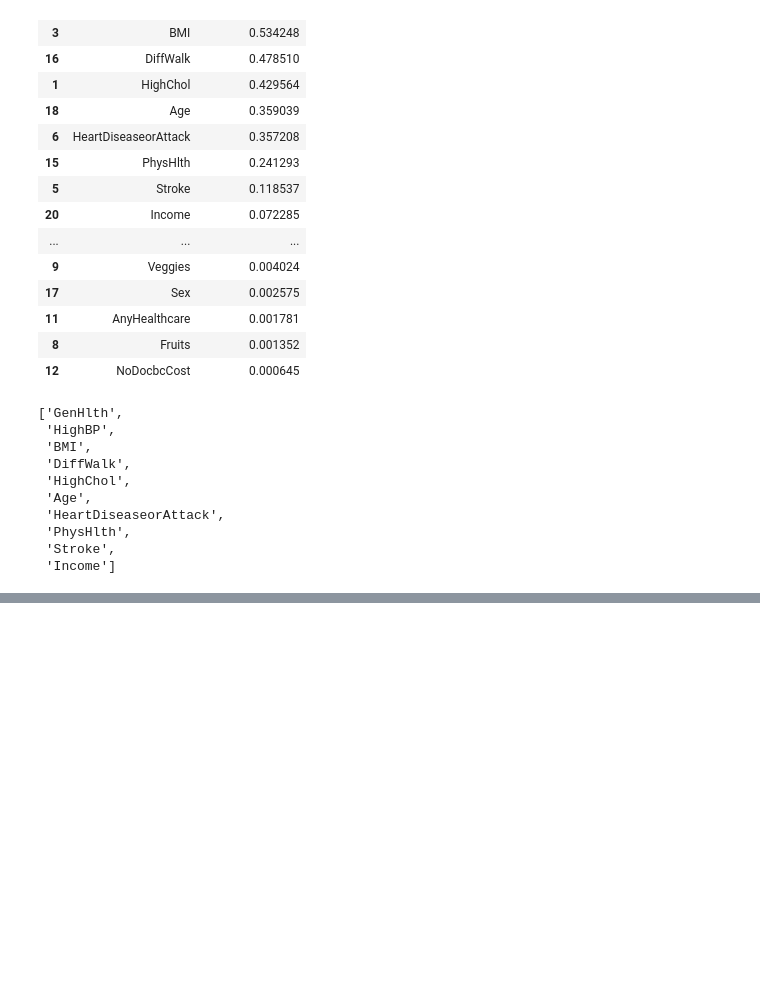
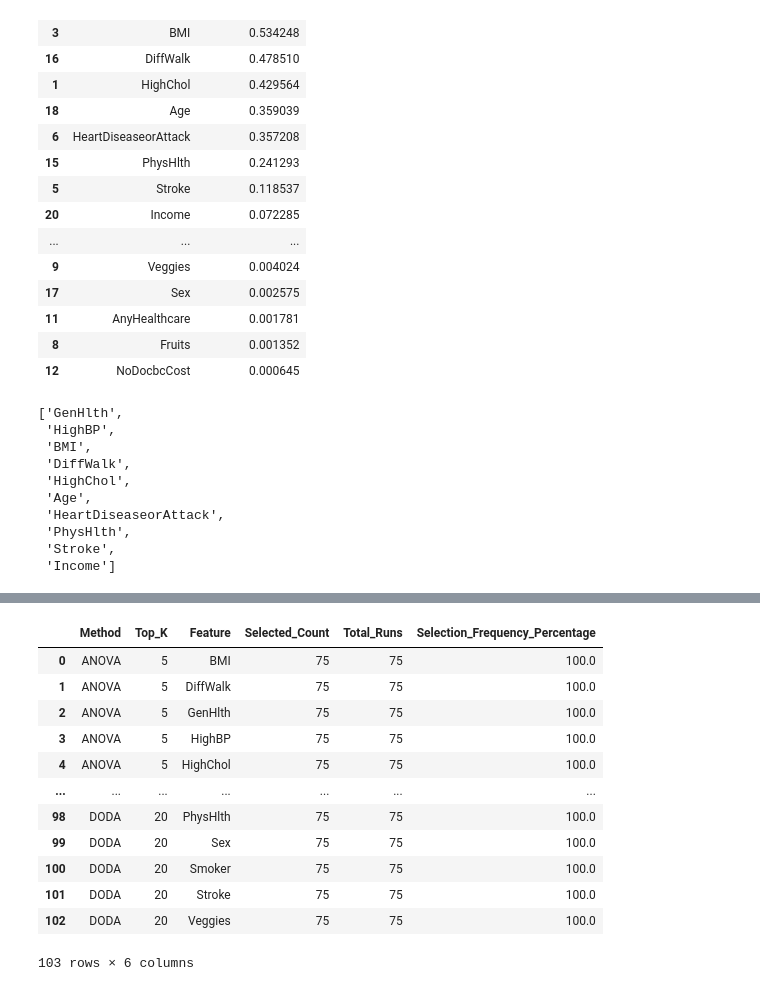
Before and after one commit to anandha-3679/msc_research, a Jupyter notebook: notebooks/anandha/Diabetes/diabetes_annova.ipynb, the cells around one changed output, grey strips where cells are left out. Cells and saved outputs as stored; diff of their text form; code cells hidden in the pictures; blank space fills up the shorter version.

```diff
--- a/notebooks/anandha/Diabetes/diabetes_annova.ipynb
+++ b/notebooks/anandha/Diabetes/diabetes_annova.ipynb
@@ -1268,0 +2538,65 @@ Since ANOVA represents only one mathematical feature-selection method, these fin
+# %%
+# =============================================================================
+# TEST 1: FEATURE SELECTION FREQUENCY
+# =============================================================================
+
+selection_frequency = []
+
+for method in stability_df["Method"].unique():
+
+    for top_k in sorted(stability_df["Top_K"].unique()):
+
+        subset = stability_df[
+            (stability_df["Method"] == method) &
+            (stability_df["Top_K"] == top_k)
+        ]
+
+        total_runs = len(subset)
+
+        all_features = sorted(
+            set().union(*subset["Feature_Set"])
+        )
+
+        for feature in all_features:
+
+            selected_count = sum(
+                feature in feature_set
+                for feature_set in subset["Feature_Set"]
+            )
+
+            selection_frequency.append({
+                "Method": method,
+                "Top_K": top_k,
+                "Feature": feature,
+                "Selected_Count": selected_count,
+                "Total_Runs": total_runs,
+                "Selection_Frequency_Percentage":
+                    (selected_count / total_runs) * 100
+            })
+
+selection_frequency_df = pd.DataFrame(selection_frequency)
+
+selection_frequency_df = selection_frequency_df.sort_values(
+    by=[
+        "Method",
+        "Top_K",
+        "Selection_Frequency_Percentage"
+    ],
+    ascending=[True, True, False]
+).reset_index(drop=True)
+
+display(selection_frequency_df)
+# %% [output]
+|  | Method | Top_K | Feature | Selected_Count | Total_Runs | Selection_Frequency_Percentage |
+| 0 | ANOVA | 5 | BMI | 75 | 75 | 100.0 |
+| 1 | ANOVA | 5 | DiffWalk | 75 | 75 | 100.0 |
+| 2 | ANOVA | 5 | GenHlth | 75 | 75 | 100.0 |
+| 3 | ANOVA | 5 | HighBP | 75 | 75 | 100.0 |
+| 4 | ANOVA | 5 | HighChol | 75 | 75 | 100.0 |
+| ... | ... | ... | ... | ... | ... | ... |
+| 98 | DODA | 20 | PhysHlth | 75 | 75 | 100.0 |
+| 99 | DODA | 20 | Sex | 75 | 75 | 100.0 |
+| 100 | DODA | 20 | Smoker | 75 | 75 | 100.0 |
+| 101 | DODA | 20 | Stroke | 75 | 75 | 100.0 |
+| 102 | DODA | 20 | Veggies | 75 | 75 | 100.0 |
+103 rows × 6 columns
```
Also changed, not shown: parts of 13 cells of this notebook, 43 other files.
